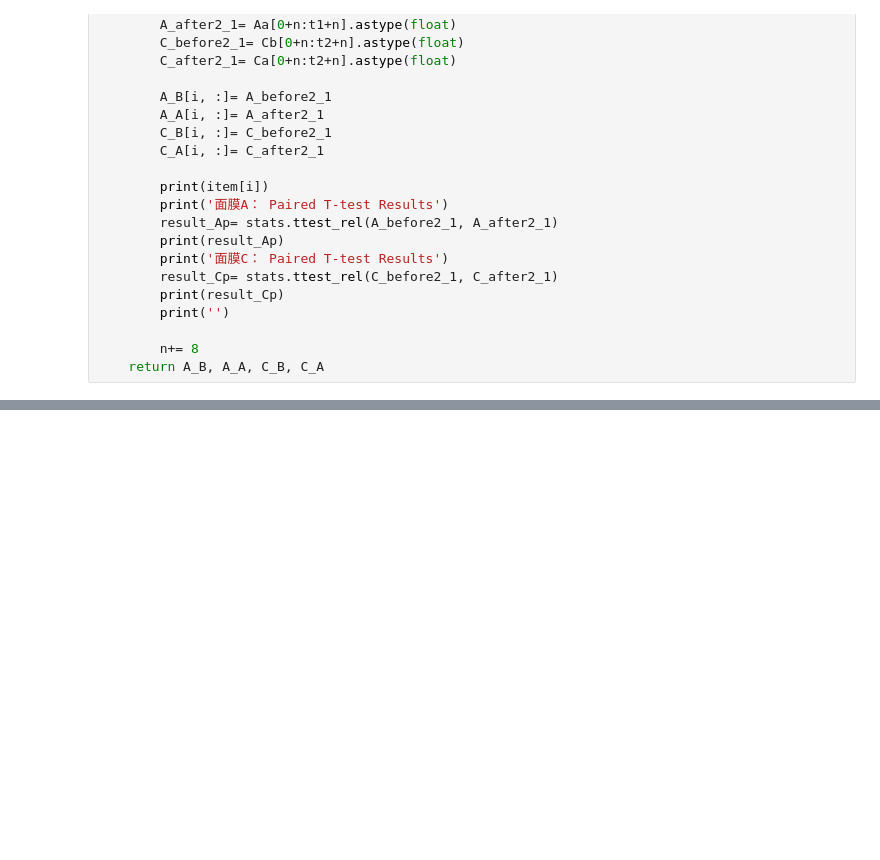
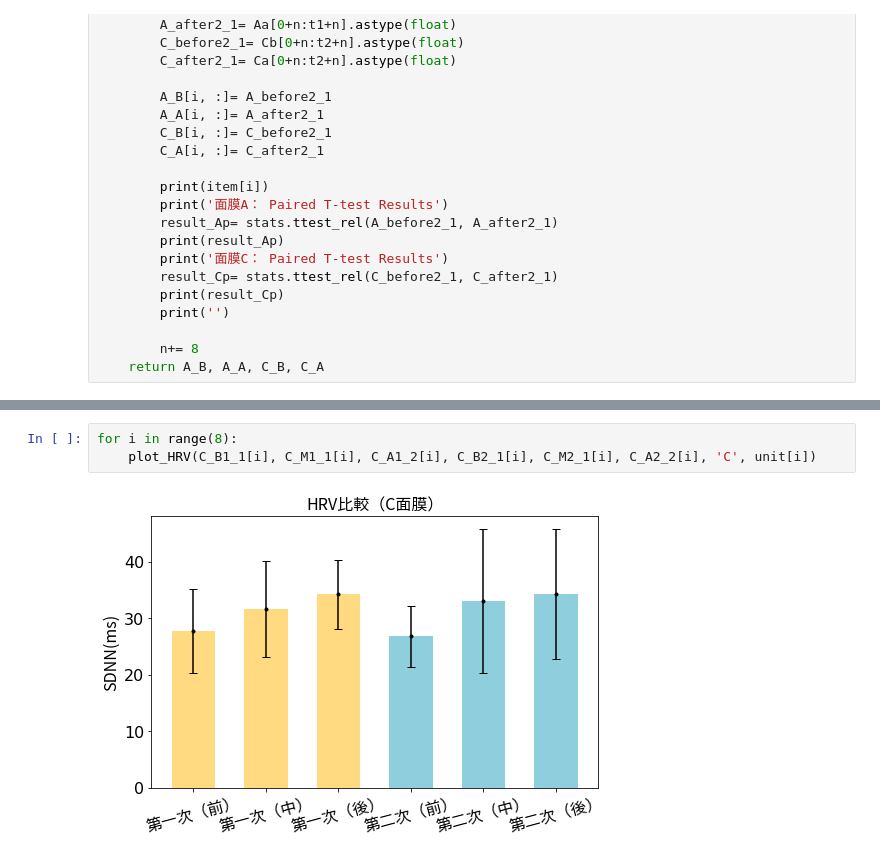
Before and after one commit to jielingl11/Face-Mask-, a Jupyter notebook: analysis.ipynb, the cells around one changed output, grey strips where cells are left out. Cells and saved outputs as stored; diff of their text form; blank space fills up the shorter version.

```diff
--- a/analysis.ipynb
+++ b/analysis.ipynb
@@ -579,0 +647,5 @@ for i in range(4):
+# %%
+for i in range(8):
+    plot_HRV(C_B1_1[i], C_M1_1[i], C_A1_2[i], C_B2_1[i], C_M2_1[i], C_A2_2[i], 'C', unit[i])
+# %% [output]
+[figure, added]
```
Also changed, not shown: parts of 13 cells of this notebook.
